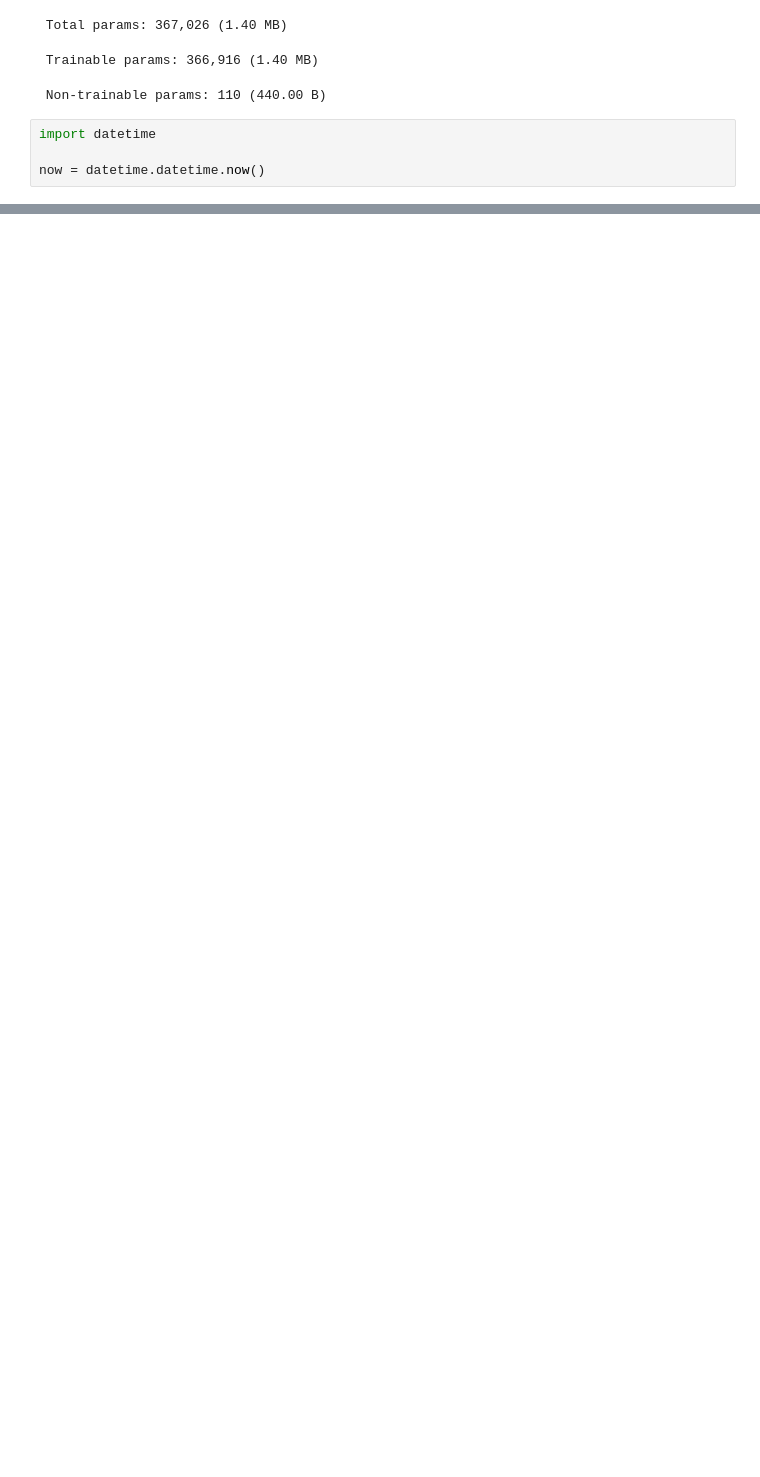
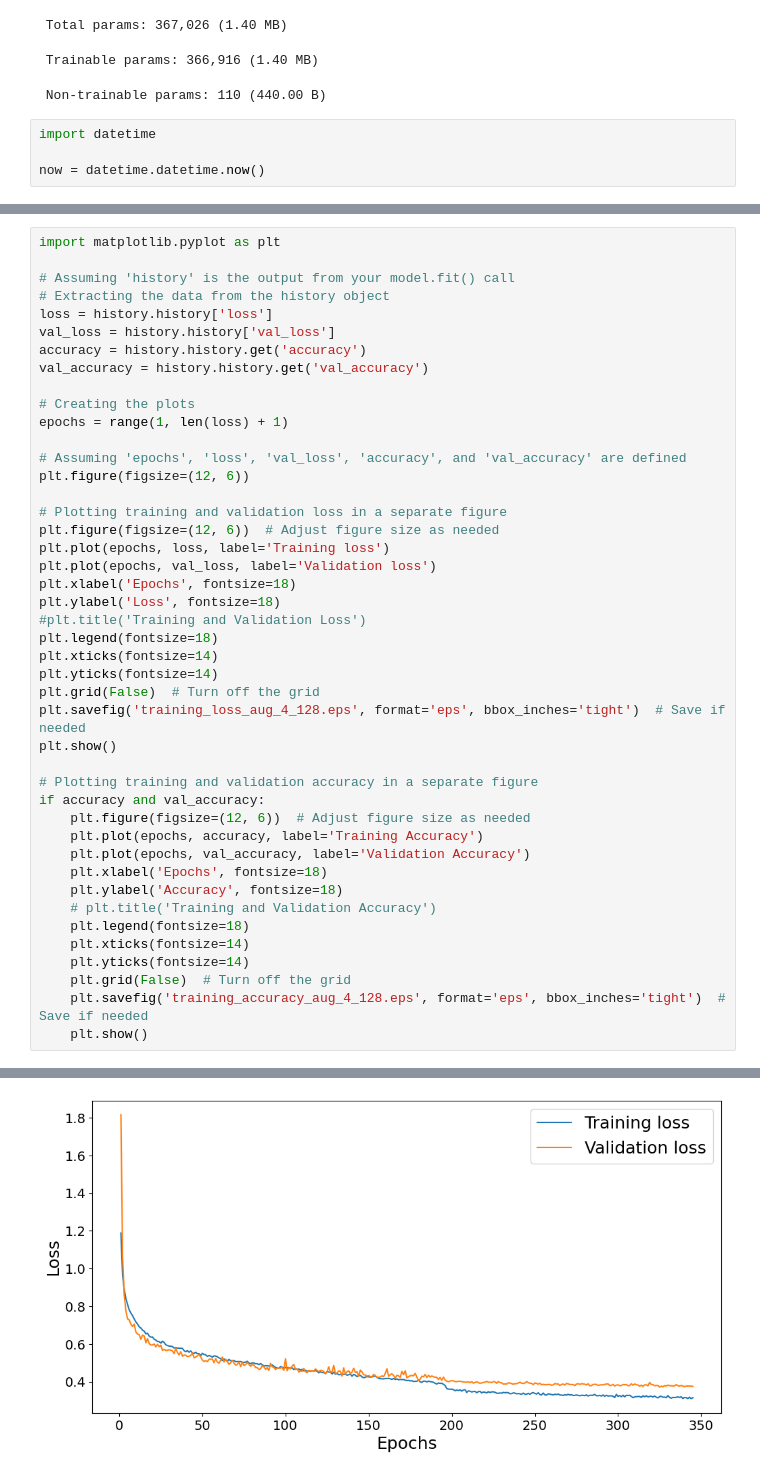
Before and after one commit to magictoene/BachelorThesis, a Jupyter notebook: neural_network_test.ipynb, the cells around one changed output, grey strips where cells are left out. Saved outputs shown, nothing was run; the diff lists cells and outputs as text; blank space fills up the shorter version.

```diff
--- a/neural_network_test.ipynb
+++ b/neural_network_test.ipynb
@@ -415,0 +473,45 @@ Shape of true_classes: (382,)
+# %%
+import matplotlib.pyplot as plt
+
+# Assuming 'history' is the output from your model.fit() call
+# Extracting the data from the history object
+loss = history.history['loss']
+val_loss = history.history['val_loss']
+accuracy = history.history.get('accuracy')
+val_accuracy = history.history.get('val_accuracy')
+
+# Creating the plots
+epochs = range(1, len(loss) + 1)
+
+# Assuming 'epochs', 'loss', 'val_loss', 'accuracy', and 'val_accuracy' are defined
+plt.figure(figsize=(12, 6))
+
+# Plotting training and validation loss in a separate figure
+plt.figure(figsize=(12, 6))  # Adjust figure size as needed
+plt.plot(epochs, loss, label='Training loss')
+plt.plot(epochs, val_loss, label='Validation loss')
+plt.xlabel('Epochs', fontsize=18)
+plt.ylabel('Loss', fontsize=18)
+#plt.title('Training and Validation Loss')
+plt.legend(fontsize=18)
+plt.xticks(fontsize=14)
+plt.yticks(fontsize=14)
+plt.grid(False)  # Turn off the grid
+plt.savefig('training_loss_aug_4_128.eps', format='eps', bbox_inches='tight')  # Save if needed
+plt.show()
+
+# Plotting training and validation accuracy in a separate figure
+if accuracy and val_accuracy:
+    plt.figure(figsize=(12, 6))  # Adjust figure size as needed
+    plt.plot(epochs, accuracy, label='Training Accuracy')
+    plt.plot(epochs, val_accuracy, label='Validation Accuracy')
+    plt.xlabel('Epochs', fontsize=18)
+    plt.ylabel('Accuracy', fontsize=18)
+    # plt.title('Training and Validation Accuracy')
+    plt.legend(fontsize=18)
+    plt.xticks(fontsize=14)
+    plt.yticks(fontsize=14)
+    plt.grid(False)  # Turn off the grid
+    plt.savefig('training_accuracy_aug_4_128.eps', format='eps', bbox_inches='tight')  # Save if needed
+    plt.show()
+# %% [output]
@@ -415,0 +520 @@ Shape of true_classes: (382,)
+[figure, added]
```
Also changed, not shown: parts of 11 cells of this notebook.
